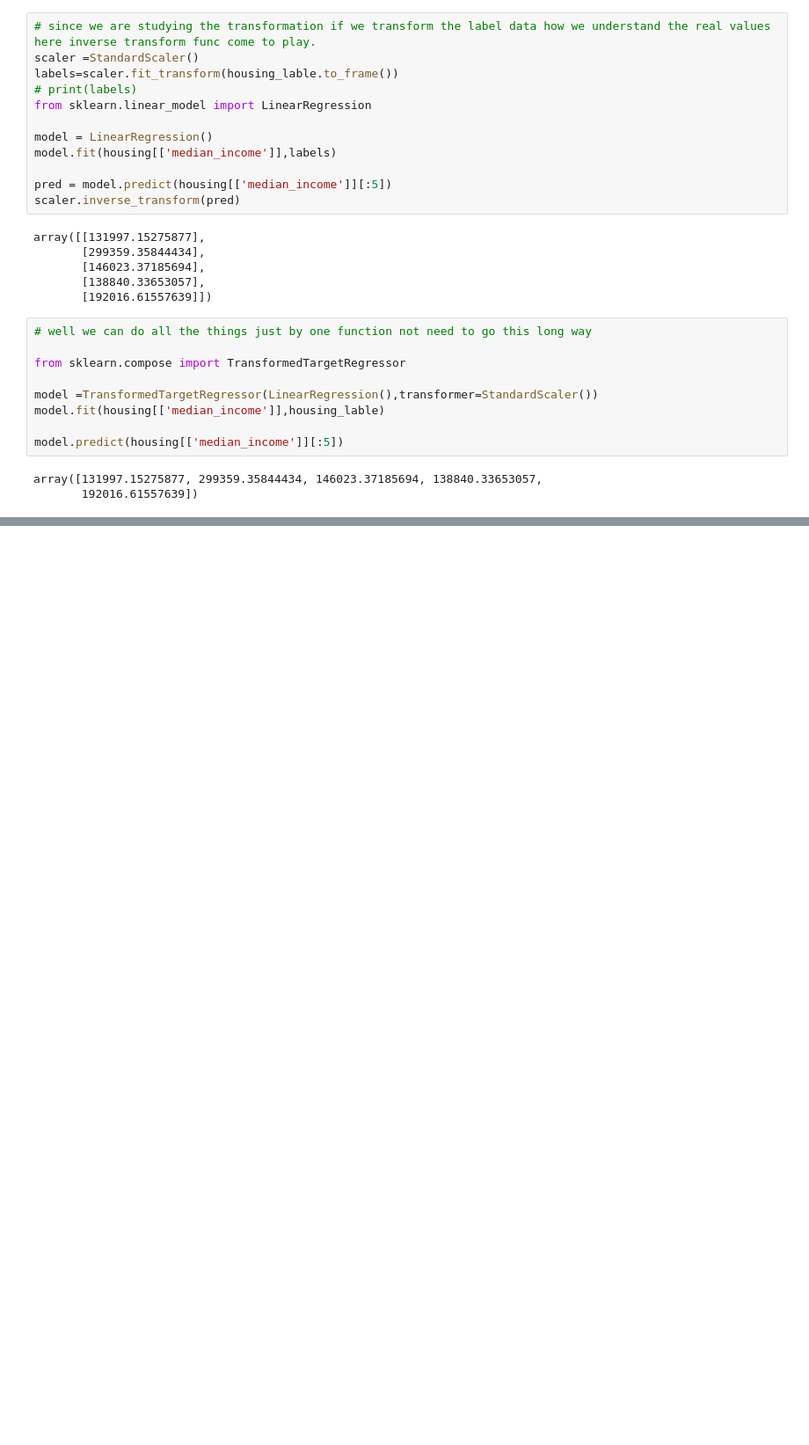
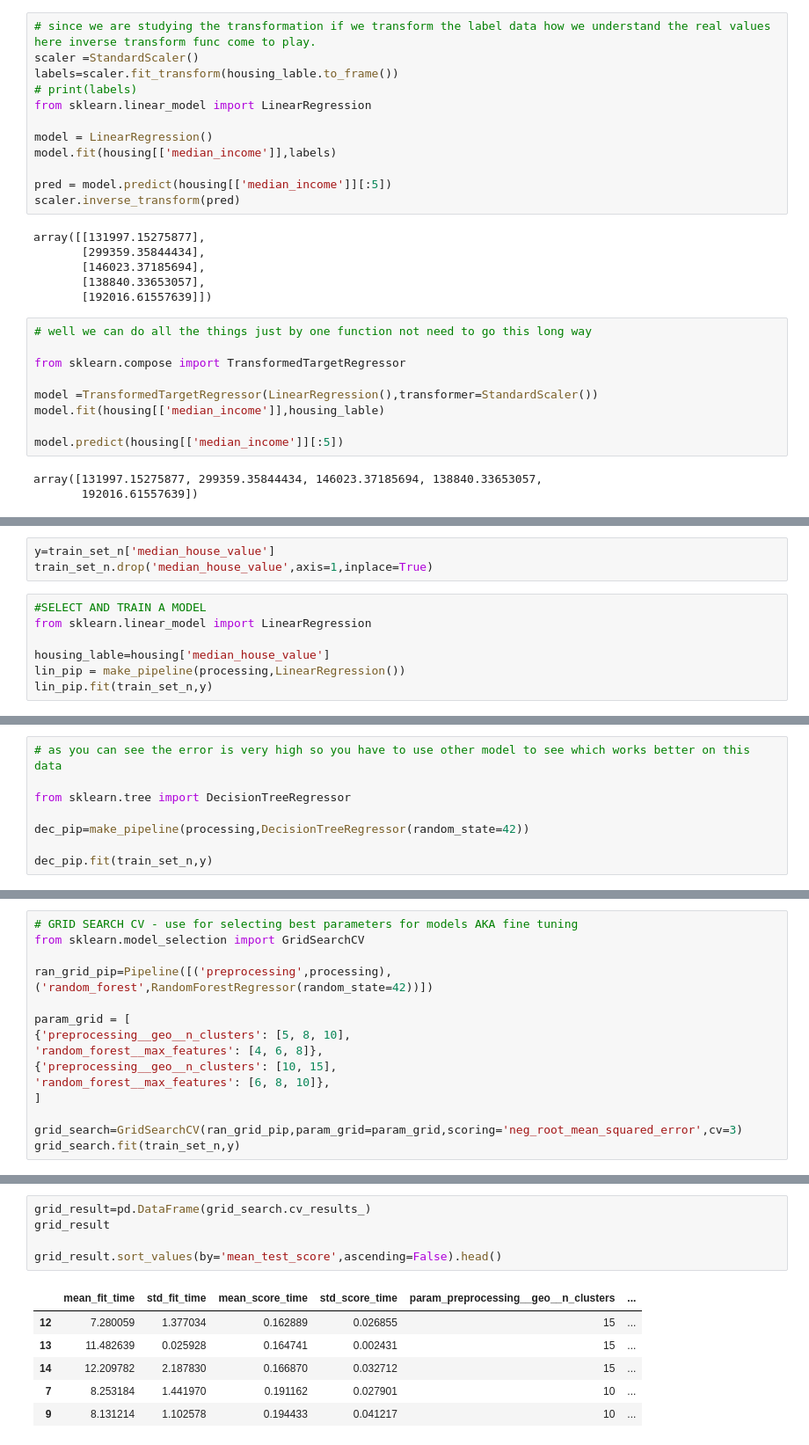
Before and after one commit to ikartiksavaliya/Hands-On-Machine-Learning-Projects, a Jupyter notebook: Chapter-2-end-to-end-ml.ipynb, the cells around one changed output, grey strips where cells are left out. Shown at 88% size. Saved outputs shown, nothing was run; the diff lists cells and outputs as text; blank space fills up the shorter version.

Commit message:
Till Random Search

```diff
--- a/Chapter-2-end-to-end-ml.ipynb
+++ b/Chapter-2-end-to-end-ml.ipynb
@@ -450,0 +666,10 @@ array([1, 3])
+# %%
+y=train_set_n['median_house_value']
+train_set_n.drop('median_house_value',axis=1,inplace=True)
+# %%
+#SELECT AND TRAIN A MODEL
+from sklearn.linear_model import LinearRegression
+
+housing_lable=housing['median_house_value']
+lin_pip = make_pipeline(processing,LinearRegression())
+lin_pip.fit(train_set_n,y)
@@ -450,0 +722,8 @@ array([1, 3])
+# %%
+# as you can see the error is very high so you have to use other model to see which works better on this data
+
+from sklearn.tree import DecisionTreeRegressor
+
+dec_pip=make_pipeline(processing,DecisionTreeRegressor(random_state=42))
+
+dec_pip.fit(train_set_n,y)
@@ -450,0 +795,15 @@ array([1, 3])
+# %%
+# GRID SEARCH CV - use for selecting best parameters for models AKA fine tuning
+from sklearn.model_selection import GridSearchCV
+
+ran_grid_pip=Pipeline([('preprocessing',processing),('random_forest',RandomForestRegressor(random_state=42))])
+
+param_grid = [
+{'preprocessing__geo__n_clusters': [5, 8, 10],
+'random_forest__max_features': [4, 6, 8]},
+{'preprocessing__geo__n_clusters': [10, 15],
+'random_forest__max_features': [6, 8, 10]},
+]
+
+grid_search=GridSearchCV(ran_grid_pip,param_grid=param_grid,scoring='neg_root_mean_squared_error',cv=3)
+grid_search.fit(train_set_n,y)
@@ -450,0 +854,12 @@ array([1, 3])
+# %%
+grid_result=pd.DataFrame(grid_search.cv_results_)
+grid_result
+
+grid_result.sort_values(by='mean_test_score',ascending=False).head()
+# %% [output]
+|  | mean_fit_time | std_fit_time | mean_score_time | std_score_time | param_preprocessing__geo__n_clusters | ... |
+| 12 | 7.280059 | 1.377034 | 0.162889 | 0.026855 | 15 | ... |
+| 13 | 11.482639 | 0.025928 | 0.164741 | 0.002431 | 15 | ... |
+| 14 | 12.209782 | 2.187830 | 0.166870 | 0.032712 | 15 | ... |
+| 7 | 8.253184 | 1.441970 | 0.191162 | 0.027901 | 10 | ... |
+| 9 | 8.131214 | 1.102578 | 0.194433 | 0.041217 | 10 | ... |
```
Also changed, not shown: parts of 30 cells of this notebook.
